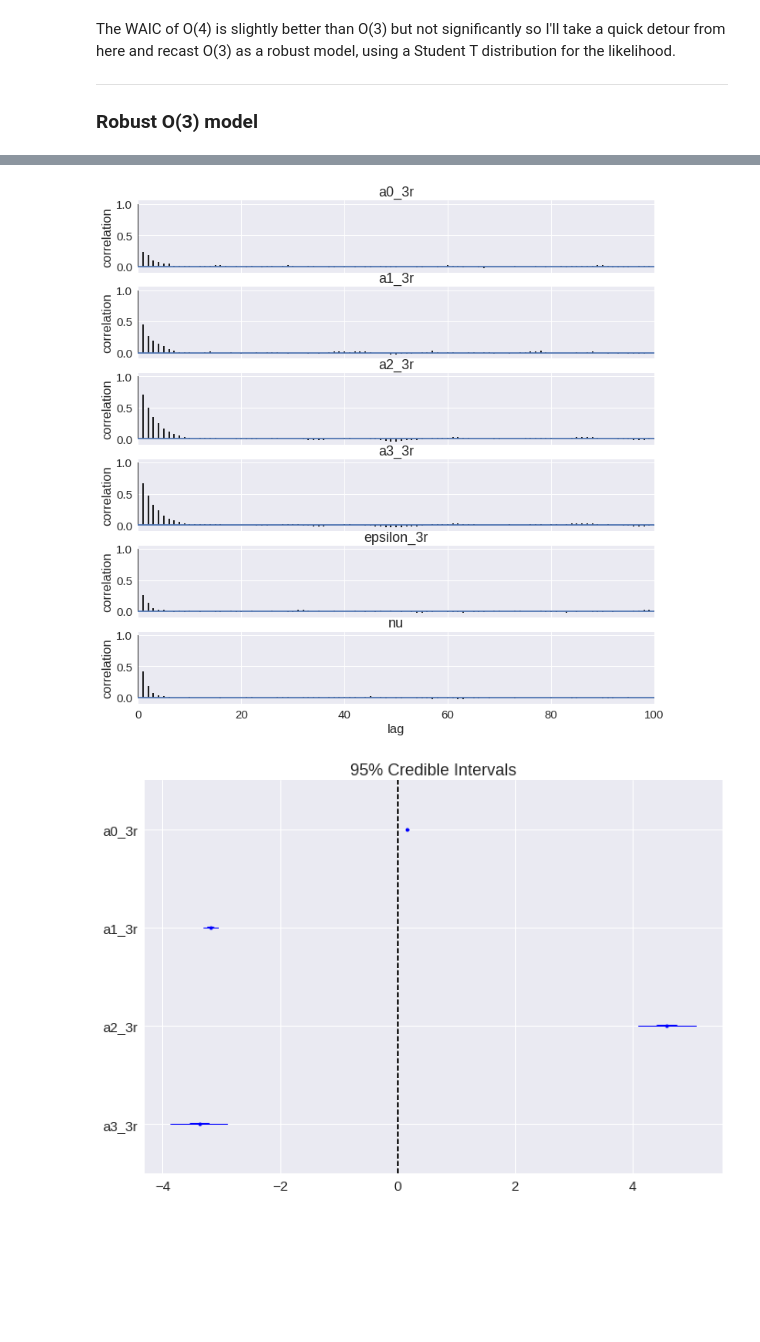
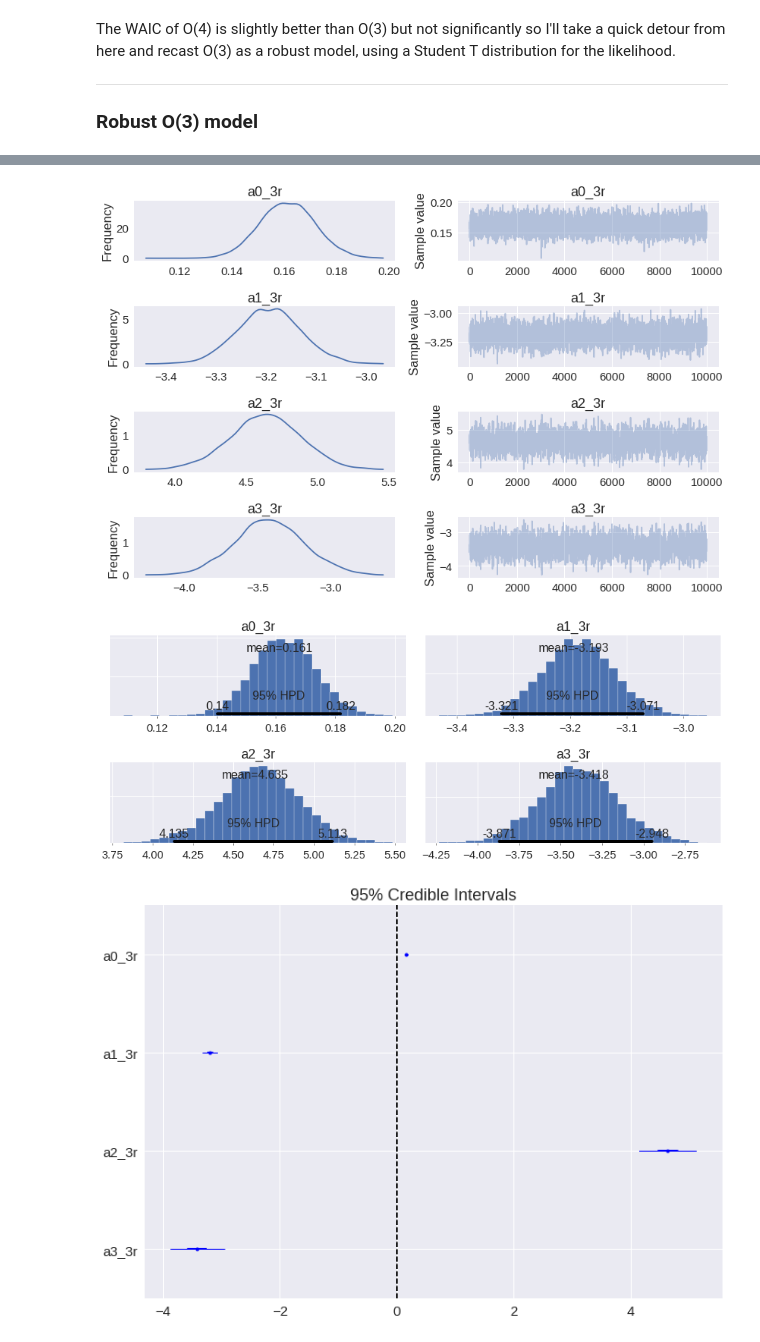
Before and after one commit to madHatter106/Presentations, a Jupyter notebook: OC4x - is a fourth degree polynomial regression really justified.ipynb, the cells around one changed output, grey strips where cells are left out. Drawn from its saved outputs; the diff is of its cells as text; code cells hidden in the pictures; blank space fills up the shorter version.

```diff
--- a/OC4x - is a fourth degree polynomial regression really justified.ipynb
+++ b/OC4x - is a fourth degree polynomial regression really justified.ipynb
@@ -215,7 +231,7 @@ Applied interval-transform to epsilon_3 and added transformed epsilon_3_interval
 # remove some burn-in
 chain_ord4 = trace_ord4[1000:]
 chain_ord3 = trace_ord3[1000:]
+chain_o3r = trace_ord3_rob[1000:]
 varnames_o4=['a%d_4' %d for d in range(5)]
 varnames_o3=['a%d_3' %d for d in range(4)]
-varnames_o4.append('epsilon_4')
-varnames_o3.append('epsilon_3')
+varnames_o3r = ['a%d_3r' %i for i in range(4)]
@@ -435,3 +430,0 @@ Applied log-transform to nu_ and added transformed nu__log_ to model.
-# %%
-varnames_o3r = ['a%d_3r' %i for i in range(4)] + ['epsilon_3r', 'nu']
-pm.traceplot(trace_ord3_rob,varnames=varnames_o3r);
@@ -440,7 +431,13 @@ pm.traceplot(trace_ord3_rob,varnames=varnames_o3r);
 # %%
-pm.autocorrplot(trace_ord3_rob, varnames=varnames_o3r);
+pm.traceplot(trace_ord3_rob,varnames=varnames_o3r);
 # %% [output]
-[figure, old version]
+[figure, new version]
+# %%
+pm.plot_posterior(chain_o3r, varnames=varnames_o3r);
+fo3rpp = pl.gcf()
+fo3rpp.savefig('./bayesianChl_stuff/o3r_postPlot.png', dpi=300, format='png')
+# %% [output]
+[figure, added]
 # %%
 chain_o3r = trace_ord3_rob[1000:]
 pm.forestplot(chain_o3r, varnames=['a%d_3r' %i for i in range(4)])
```
Also changed, not shown: parts of 61 cells of this notebook, 16 other files.
